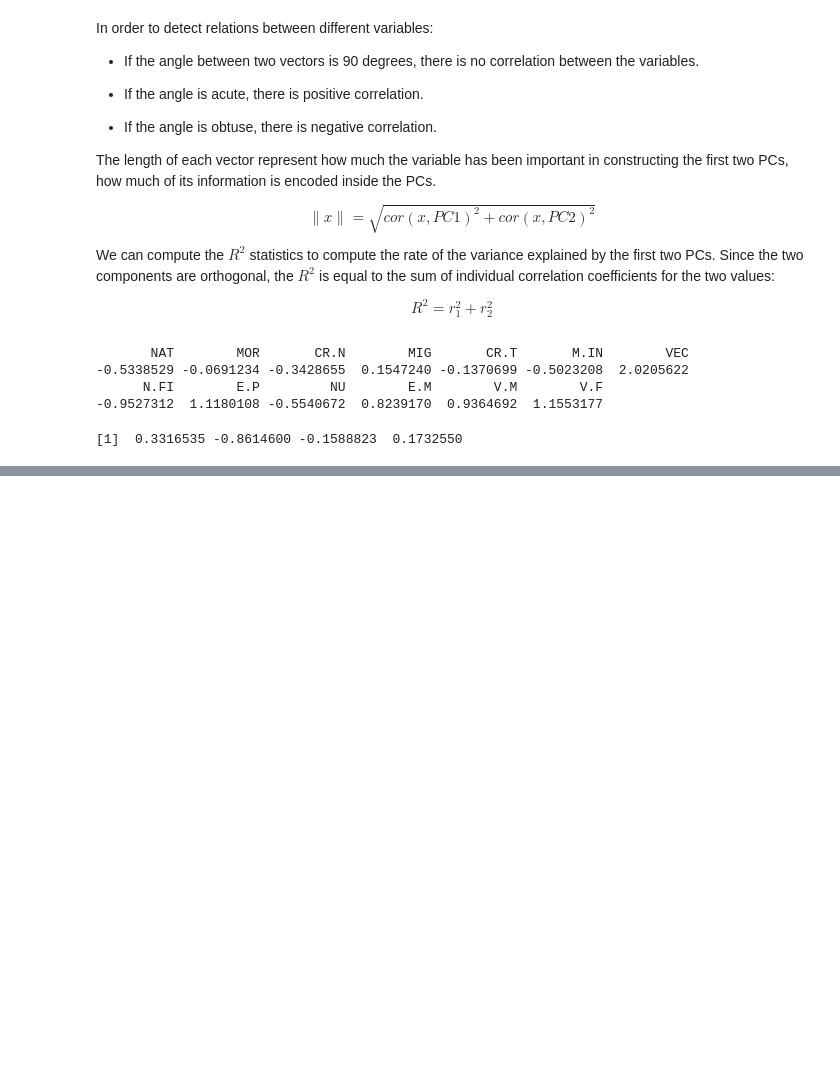
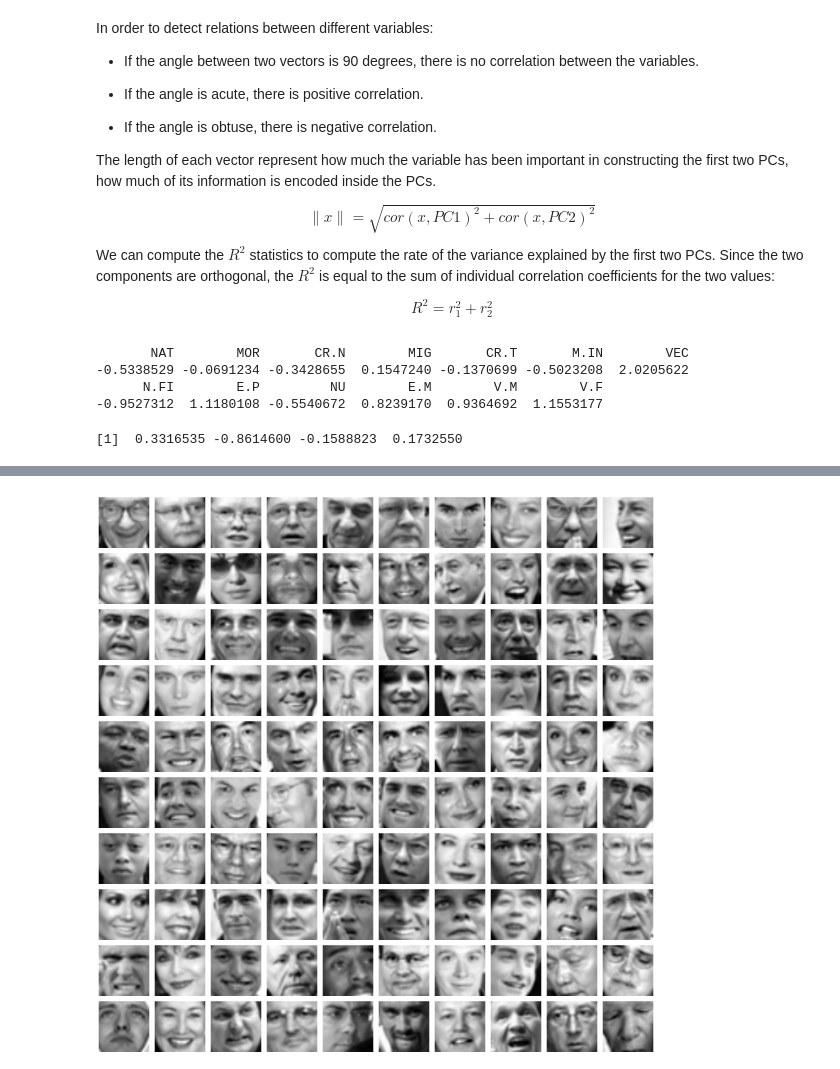
Before and after one commit to gsarti/mlda-course-units, a Jupyter notebook: 14_pca/pca.ipynb, the cells around one changed output, grey strips where cells are left out. Saved outputs shown, nothing was run; the diff lists cells and outputs as text; code cells hidden in the pictures; blank space fills up the shorter version.

Commit message:
PCA for faces almost finished

```diff
--- a/14_pca/pca.ipynb
+++ b/14_pca/pca.ipynb
@@ -441,0 +462,3 @@ corr["VEC",]
+# %%
+x <- readMat("ex7faces.mat")
+x %>% str()
@@ -441,0 +472,3 @@ corr["VEC",]
+# %%
+x <- data.frame(x)
+x %>% dim
@@ -441,0 +487,21 @@ corr["VEC",]
+# %%
+n <- nrow(x)
+p <- ncol(x)
+npix <- sqrt(p)
+
+v <- 100
+
+# Used for a 10x10 picture
+ll <- vector("list", v)
+
+for (i in 1:v) {
+    # Fills the vector with all the pixels for each face
+    ll[[i]] <- as.cimg(x[i, ] %>% as.numeric, x = npix, y = npix)
+    # Transpose for vertically positioned faces
+    ll[[i]][, , 1, 1] <- t(ll[[i]][, , 1, 1])
+}
+
+par(mfrow = c(sqrt(v), sqrt(v)), mar = c(0, 0, 0.5, 0), bg = "darkslategray")
+for (i in 1:v) plot(ll[[i]], axes = F)
+# %% [output]
+[figure, added]
```
Also changed, not shown: parts of 29 cells of this notebook.
